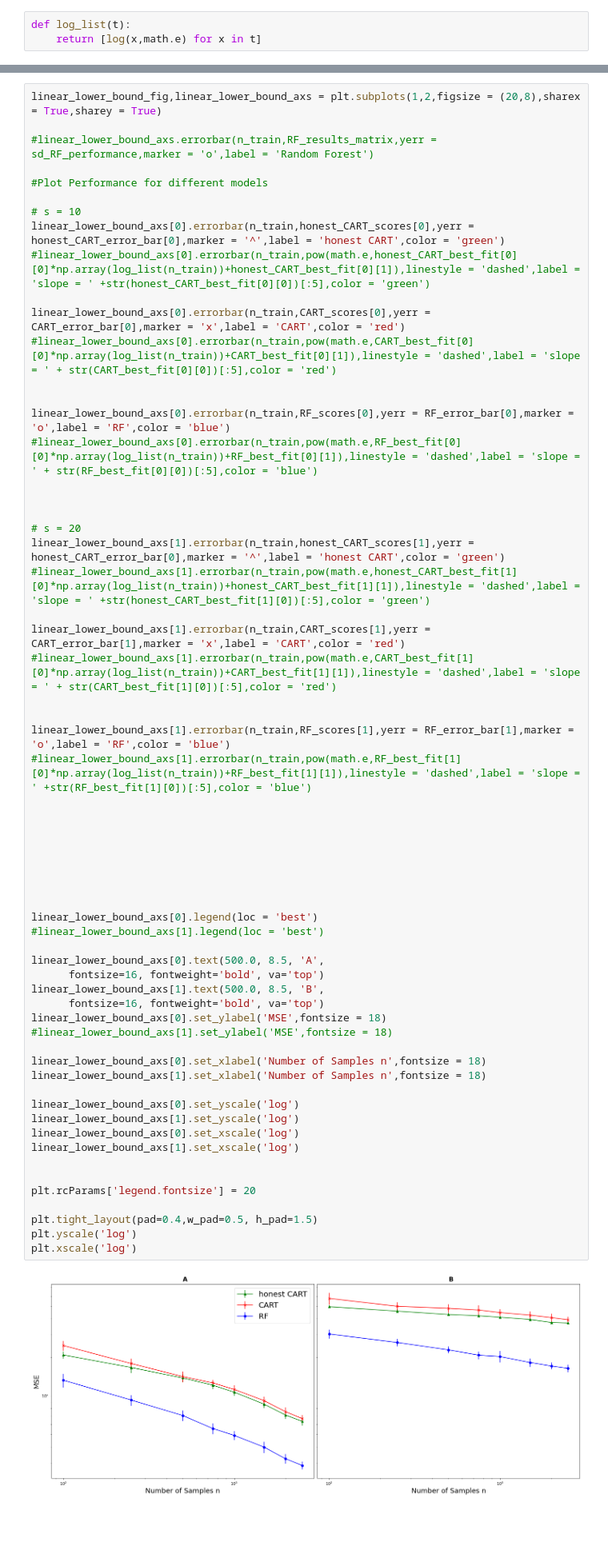
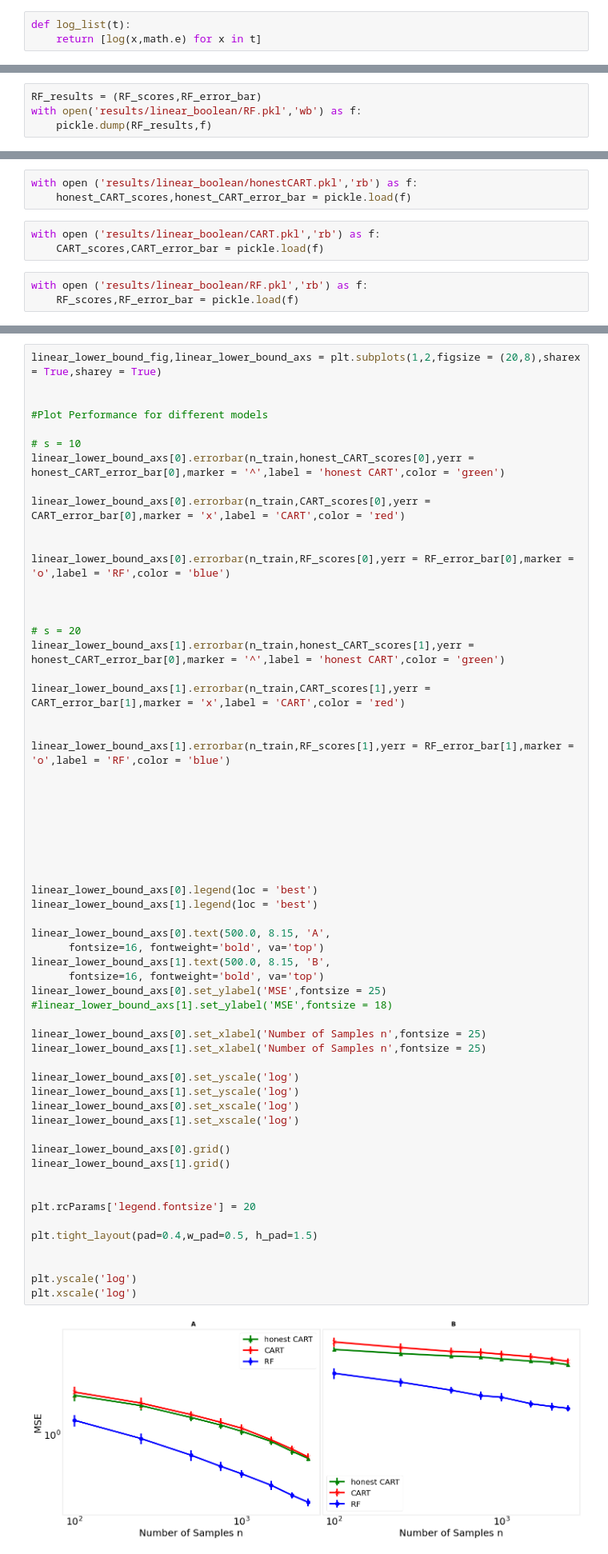
Before and after one commit to aagarwal1996/additive_trees, a Jupyter notebook: Simulations/linear_model_boolean.ipynb, the cells around one changed output, grey strips where cells are left out. Shown at 80% size. Saved outputs shown, nothing was run; the diff lists cells and outputs as text; blank space fills up the shorter version.

```diff
--- a/Simulations/linear_model_boolean.ipynb
+++ b/Simulations/linear_model_boolean.ipynb
@@ -159,0 +163,4 @@ for (i,s) in enumerate(sparsity):
+# %%
+RF_results = (RF_scores,RF_error_bar)
+with open('results/linear_boolean/RF.pkl','wb') as f:
+    pickle.dump(RF_results,f)
@@ -159,0 +169,9 @@ for (i,s) in enumerate(sparsity):
+# %%
+with open ('results/linear_boolean/honestCART.pkl','rb') as f:
+    honest_CART_scores,honest_CART_error_bar = pickle.load(f)
+# %%
+with open ('results/linear_boolean/CART.pkl','rb') as f:
+    CART_scores,CART_error_bar = pickle.load(f)
+# %%
+with open ('results/linear_boolean/RF.pkl','rb') as f:
+    RF_scores,RF_error_bar = pickle.load(f)
@@ -160,66 +204,64 @@ for (i,s) in enumerate(sparsity):
 # %%
 linear_lower_bound_fig,linear_lower_bound_axs = plt.subplots(1,2,figsize = (20,8),sharex = True,sharey = True)
 
-#linear_lower_bound_axs.errorbar(n_train,RF_results_matrix,yerr = sd_RF_performance,marker = 'o',label = 'Random Forest')
 
 #Plot Performance for different models
 
 # s = 10
 linear_lower_bound_axs[0].errorbar(n_train,honest_CART_scores[0],yerr = honest_CART_error_bar[0],marker = '^',label = 'honest CART',color = 'green')
-#linear_lower_bound_axs[0].errorbar(n_train,pow(math.e,honest_CART_best_fit[0][0]*np.array(log_list(n_train))+honest_CART_best_fit[0][1]),linestyle = 'dashed',label = 'slope = ' +str(honest_CART_best_fit[0][0])[:5],color = 'green')
 
 linear_lower_bound_axs[0].errorbar(n_train,CART_scores[0],yerr = CART_error_bar[0],marker = 'x',label = 'CART',color = 'red')
-#linear_lower_bound_axs[0].errorbar(n_train,pow(math.e,CART_best_fit[0][0]*np.array(log_list(n_train))+CART_best_fit[0][1]),linestyle = 'dashed',label = 'slope = ' + str(CART_best_fit[0][0])[:5],color = 'red')
 
 
 linear_lower_bound_axs[0].errorbar(n_train,RF_scores[0],yerr = RF_error_bar[0],marker = 'o',label = 'RF',color = 'blue')
-#linear_lower_bound_axs[0].errorbar(n_train,pow(math.e,RF_best_fit[0][0]*np.array(log_list(n_train))+RF_best_fit[0][1]),linestyle = 'dashed',label = 'slope = ' + str(RF_best_fit[0][0])[:5],color = 'blue')
 
 
 
 # s = 20
 linear_lower_bound_axs[1].errorbar(n_train,honest_CART_scores[1],yerr = honest_CART_error_bar[0],marker = '^',label = 'honest CART',color = 'green')
-#linear_lower_bound_axs[1].errorbar(n_train,pow(math.e,honest_CART_best_fit[1][0]*np.array(log_list(n_train))+honest_CART_best_fit[1][1]),linestyle = 'dashed',label = 'slope = ' +str(honest_CART_best_fit[1][0])[:5],color = 'green')
 
 linear_lower_bound_axs[1].errorbar(n_train,CART_scores[1],yerr = CART_error_bar[1],marker = 'x',label = 'CART',color = 'red')
-#linear_lower_bound_axs[1].errorbar(n_train,pow(math.e,CART_best_fit[1][0]*np.array(log_list(n_train))+CART_best_fit[1][1]),linestyle = 'dashed',label = 'slope = ' + str(CART_best_fit[1][0])[:5],color = 'red')
 
 
 linear_lower_bound_axs[1].errorbar(n_train,RF_scores[1],yerr = RF_error_bar[1],marker = 'o',label = 'RF',color = 'blue')
-#linear_lower_bound_axs[1].errorbar(n_train,pow(math.e,RF_best_fit[1][0]*np.array(log_list(n_train))+RF_best_fit[1][1]),linestyle = 'dashed',label = 'slope = ' +str(RF_best_fit[1][0])[:5],color = 'blue')
 
 
 
 
 
 
 
 
 linear_lower_bound_axs[0].legend(loc = 'best')
-#linear_lower_bound_axs[1].legend(loc = 'best')
+linear_lower_bound_axs[1].legend(loc = 'best')
 
-linear_lower_bound_axs[0].text(500.0, 8.5, 'A',
+linear_lower_bound_axs[0].text(500.0, 8.15, 'A',
       fontsize=16, fontweight='bold', va='top')
-linear_lower_bound_axs[1].text(500.0, 8.5, 'B',
+linear_lower_bound_axs[1].text(500.0, 8.15, 'B',
       fontsize=16, fontweight='bold', va='top')
-linear_lower_bound_axs[0].set_ylabel('MSE',fontsize = 18)
+linear_lower_bound_axs[0].set_ylabel('MSE',fontsize = 25)
 #linear_lower_bound_axs[1].set_ylabel('MSE',fontsize = 18)
 
-linear_lower_bound_axs[0].set_xlabel('Number of Samples n',fontsize = 18)
-linear_lower_bound_axs[1].set_xlabel('Number of Samples n',fontsize = 18)
+linear_lower_bound_axs[0].set_xlabel('Number of Samples n',fontsize = 25)
+linear_lower_bound_axs[1].set_xlabel('Number of Samples n',fontsize = 25)
 
 linear_lower_bound_axs[0].set_yscale('log')
 linear_lower_bound_axs[1].set_yscale('log')
 linear_lower_bound_axs[0].set_xscale('log')
 linear_lower_bound_axs[1].set_xscale('log')
 
+linear_lower_bound_axs[0].grid()
+linear_lower_bound_axs[1].grid()
+
 
 plt.rcParams['legend.fontsize'] = 20
 
 plt.tight_layout(pad=0.4,w_pad=0.5, h_pad=1.5)
+
+
 plt.yscale('log')
 plt.xscale('log')
 # %% [output]
-[figure, old version]
+[figure, new version]
 # %%
 linear_lower_bound_fig.savefig('figures/linear_boolean.png')
```
Also changed, not shown: parts of 12 cells of this notebook, 6 other files.
